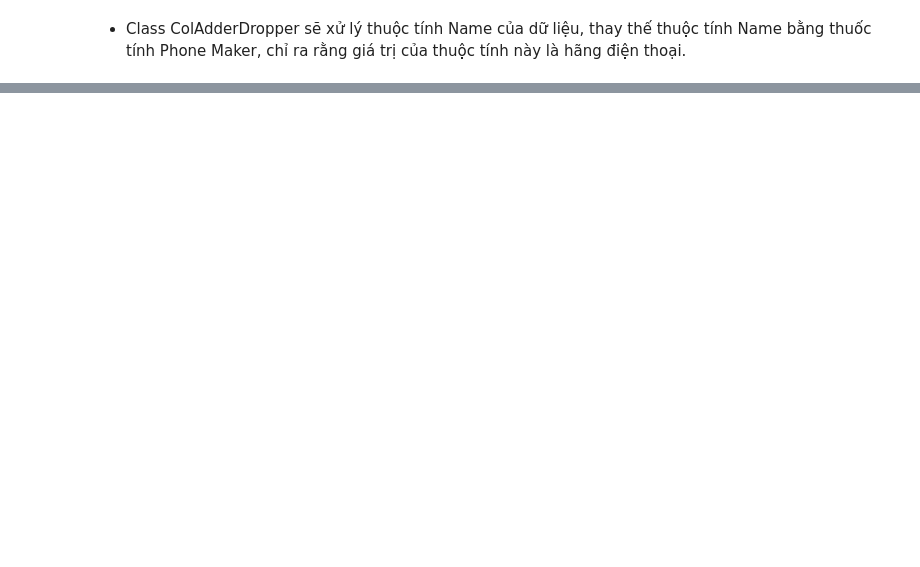
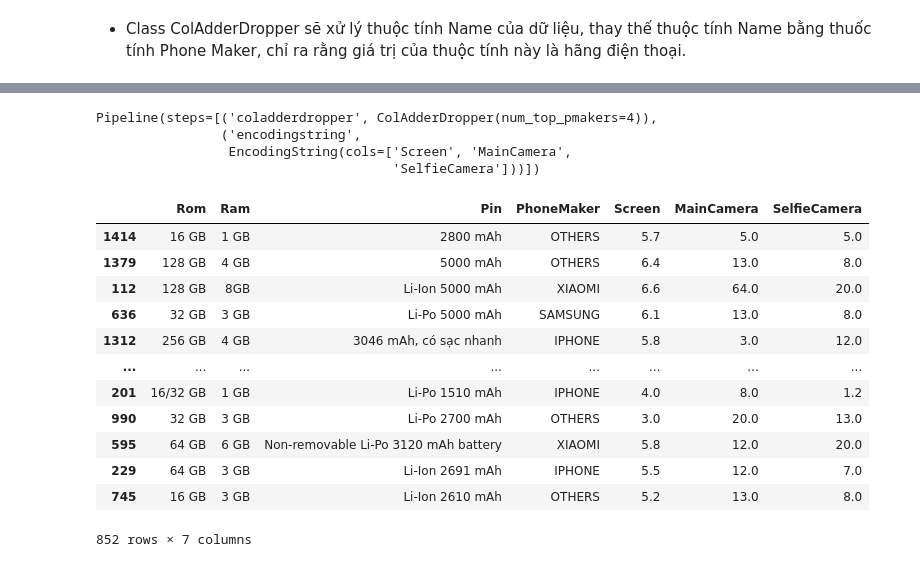
Before and after one commit to Truong1311/DataScienceProject, a Jupyter notebook: Sources/Tien Xu Ly va Mo Hinh Hoa.ipynb, the cells around one changed output, grey strips where cells are left out. Drawn from its saved outputs; the diff is of its cells as text; code cells hidden in the pictures; blank space fills up the shorter version.

```diff
--- a/Sources/Tien Xu Ly va Mo Hinh Hoa.ipynb
+++ b/Sources/Tien Xu Ly va Mo Hinh Hoa.ipynb
@@ -190,0 +230,28 @@ fewer_cols_train_X_df
+# %%
+pipe = make_pipeline(
+    (ColAdderDropper(num_top_pmakers=4)),
+    (EncodingString(cols = ["Screen","MainCamera","SelfieCamera"]))
+)
+# %%
+pipe
+# %% [output]
+Pipeline(steps=[('coladderdropper', ColAdderDropper(num_top_pmakers=4)),
+                ('encodingstring',
+                 EncodingString(cols=['Screen', 'MainCamera',
+                                      'SelfieCamera']))])
+# %%
+pipe.fit_transform(tr_X)
+# %% [output]
+|  | Rom | Ram | Pin | PhoneMaker | Screen | MainCamera | SelfieCamera |
+| 1414 | 16 GB | 1 GB | 2800 mAh | OTHERS | 5.7 | 5.0 | 5.0 |
+| 1379 | 128 GB | 4 GB | 5000 mAh | OTHERS | 6.4 | 13.0 | 8.0 |
+| 112 | 128 GB | 8GB | Li-Ion 5000 mAh | XIAOMI | 6.6 | 64.0 | 20.0 |
+| 636 | 32 GB | 3 GB | Li-Po 5000 mAh | SAMSUNG | 6.1 | 13.0 | 8.0 |
+| 1312 | 256 GB | 4 GB | 3046 mAh, có sạc nhanh | IPHONE | 5.8 | 3.0 | 12.0 |
+| ... | ... | ... | ... | ... | ... | ... | ... |
+| 201 | 16/32 GB | 1 GB | Li-Po 1510 mAh | IPHONE | 4.0 | 8.0 | 1.2 |
+| 990 | 32 GB | 3 GB | Li-Po 2700 mAh | OTHERS | 3.0 | 20.0 | 13.0 |
+| 595 | 64 GB | 6 GB | Non-removable Li-Po 3120 mAh battery | XIAOMI | 5.8 | 12.0 | 20.0 |
+| 229 | 64 GB | 3 GB | Li-Ion 2691 mAh | IPHONE | 5.5 | 12.0 | 7.0 |
+| 745 | 16 GB | 3 GB | Li-Ion 2610 mAh | OTHERS | 5.2 | 13.0 | 8.0 |
+852 rows × 7 columns
```
Also changed, not shown: parts of 18 cells of this notebook, 4 other files.
